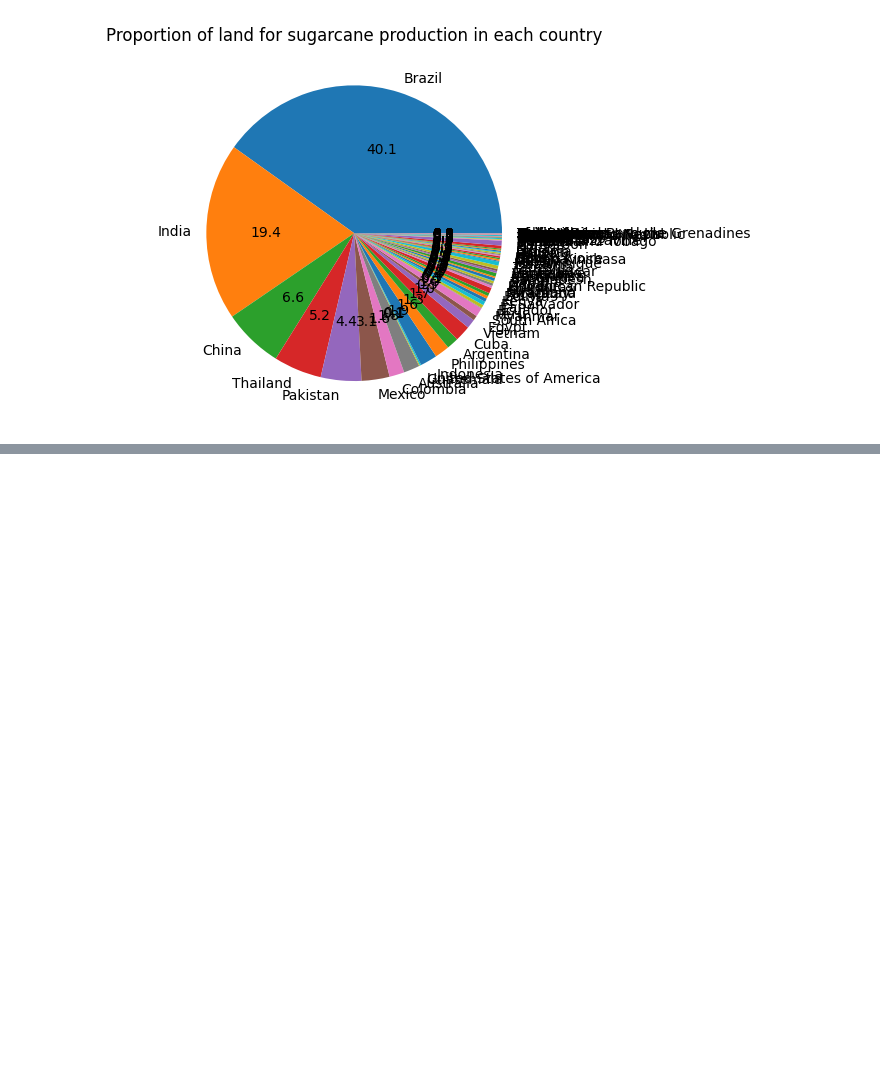
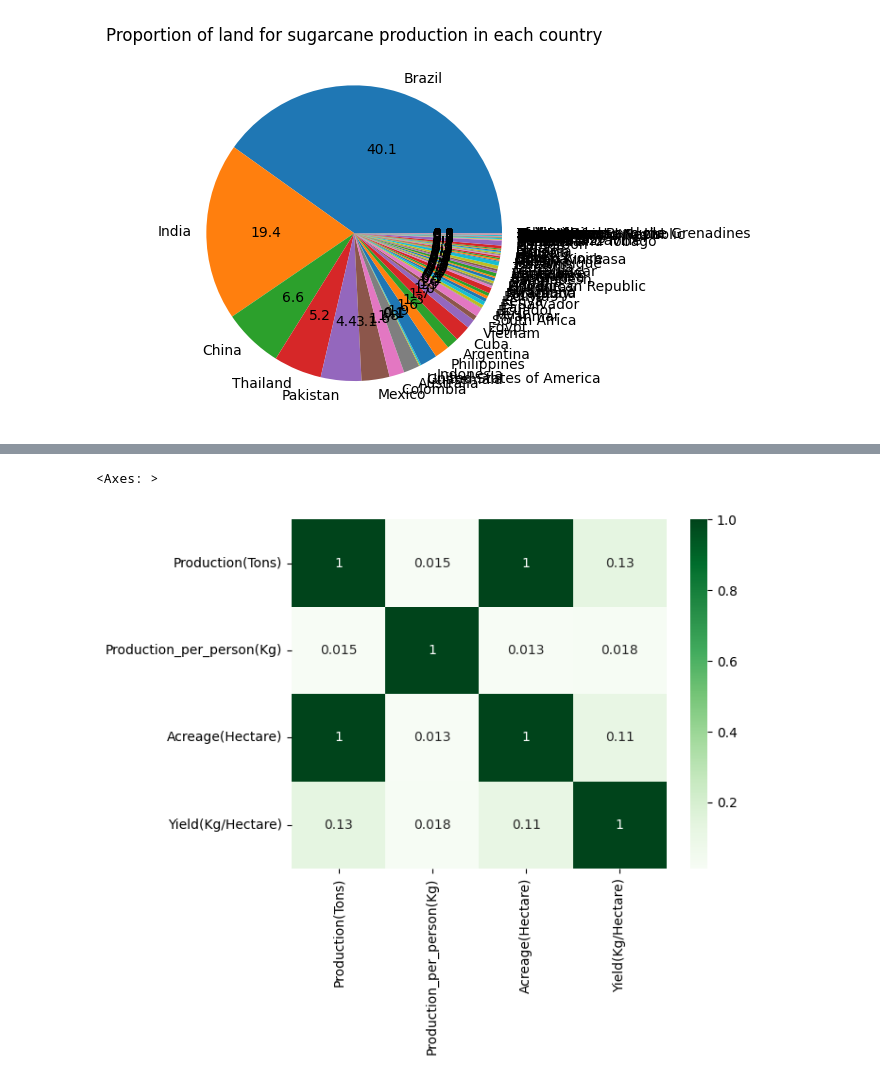
Before and after one commit to rishikeshpaulcode/sugarcane_eda, a Jupyter notebook: sugarcane-eda.ipynb, the cells around one changed output, grey strips where cells are left out. Saved outputs shown, nothing was run; the diff lists cells and outputs as text; code cells hidden in the pictures; blank space fills up the shorter version.

```diff
--- a/sugarcane-eda.ipynb
+++ b/sugarcane-eda.ipynb
@@ -347,0 +353,3 @@ plt.show()
+# %%
+df_corr = df[['Production(Tons)', 'Production_per_person(Kg)', 'Acreage(Hectare)', 'Yield(Kg/Hectare)']].corr()
+df_corr
@@ -347,0 +362,5 @@ plt.show()
+# %%
+sns.heatmap(df_corr, annot=True, cmap='Greens')
+# %% [output]
+<Axes: >
+[figure, added]
```
Also changed, not shown: parts of 19 cells of this notebook.
